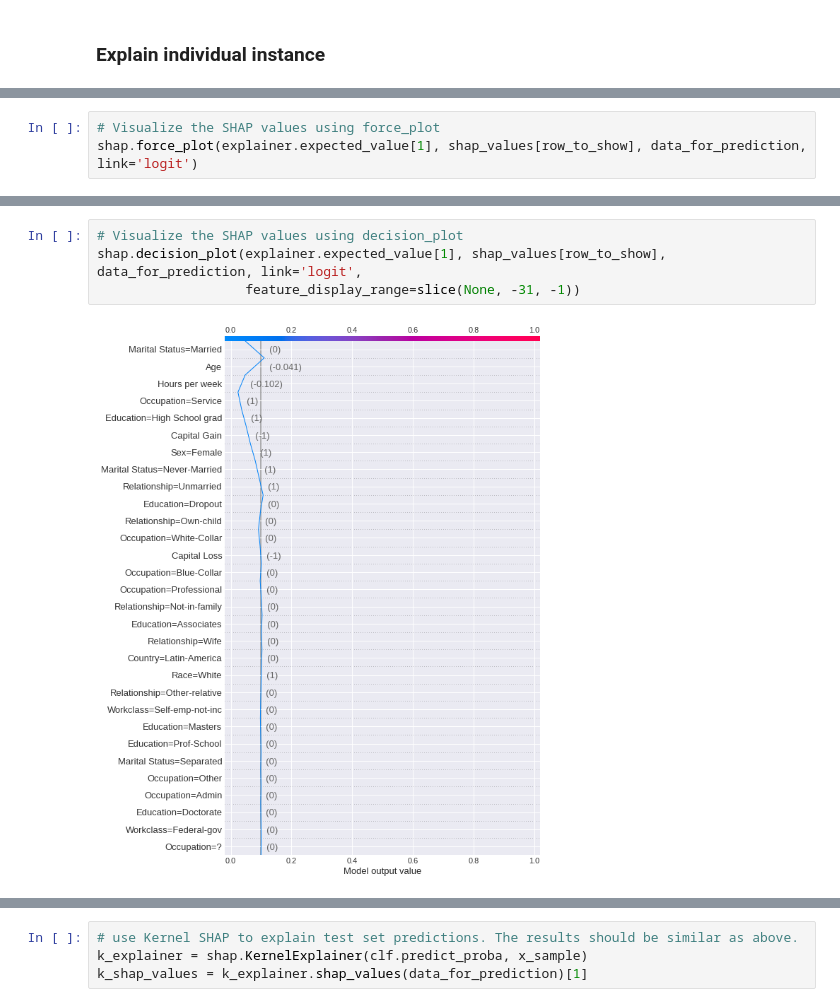
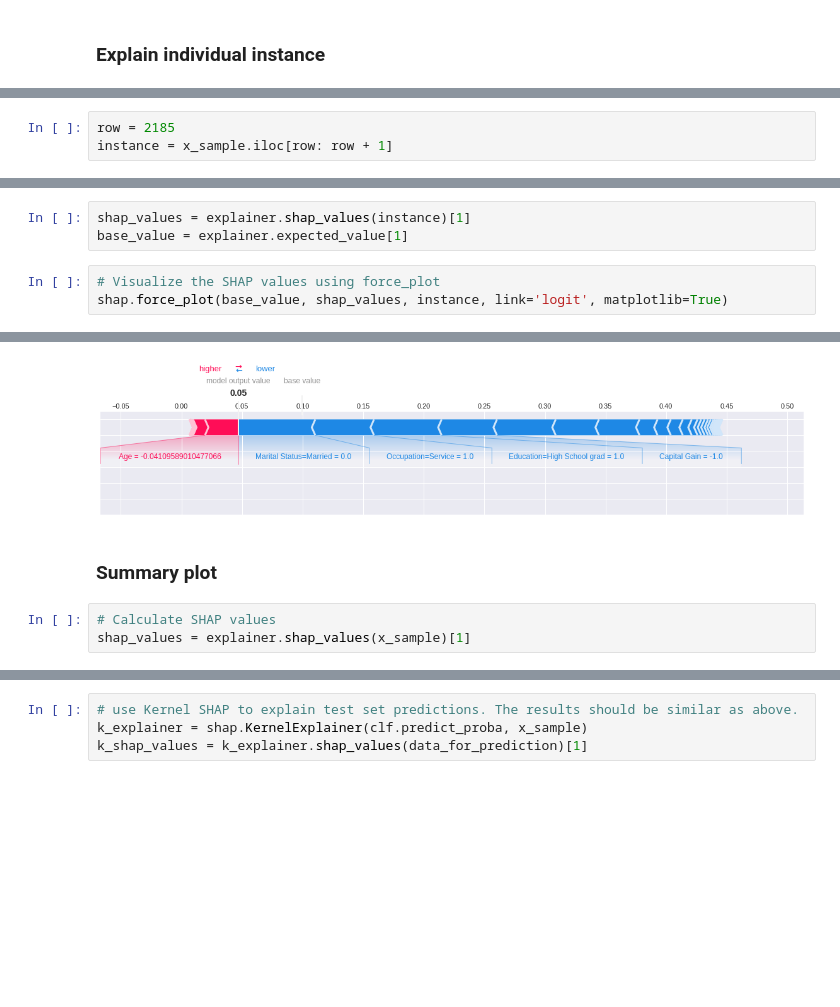
Before and after one commit to basisai/xafai-demo, a Jupyter notebook: toy_example.ipynb, the cells around one changed output, grey strips where cells are left out. Cells and saved outputs as stored; diff of their text form; blank space fills up the shorter version.

```diff
--- a/toy_example.ipynb
+++ b/toy_example.ipynb
@@ -276,2 +231,5 @@ data_for_prediction = x_sample.iloc[row_to_show]  # use 1 row of data here. Coul
+# %%
+row = 2185
+instance = x_sample.iloc[row: row + 1]
 # %%
 # Predicted probabilities
@@ -279,6 +237,9 @@ clf.predict_proba(data_for_prediction.values.reshape(1, -1))[0]
 # %% [output]
 array([0.9530876, 0.0469124])
+# %%
+shap_values = explainer.shap_values(instance)[1]
+base_value = explainer.expected_value[1]
 # %%
 # Visualize the SHAP values using force_plot
-shap.force_plot(explainer.expected_value[1], shap_values[row_to_show], data_for_prediction, link='logit')
+shap.force_plot(base_value, shap_values, instance, link='logit', matplotlib=True)
 # %% [output]
@@ -286,6 +246,6 @@ shap.force_plot(explainer.expected_value[1], shap_values[row_to_show], data_for_
+[figure, added]
-# %%
-# Visualize the SHAP values using decision_plot
-shap.decision_plot(explainer.expected_value[1], shap_values[row_to_show], data_for_prediction, link='logit',
-                   feature_display_range=slice(None, -31, -1))
-# %% [output]
-[figure, removed]
+# %% [markdown]
+### Summary plot
+# %%
+# Calculate SHAP values
+shap_values = explainer.shap_values(x_sample)[1]
```
Also changed, not shown: parts of 50 cells of this notebook, 5 other files.
